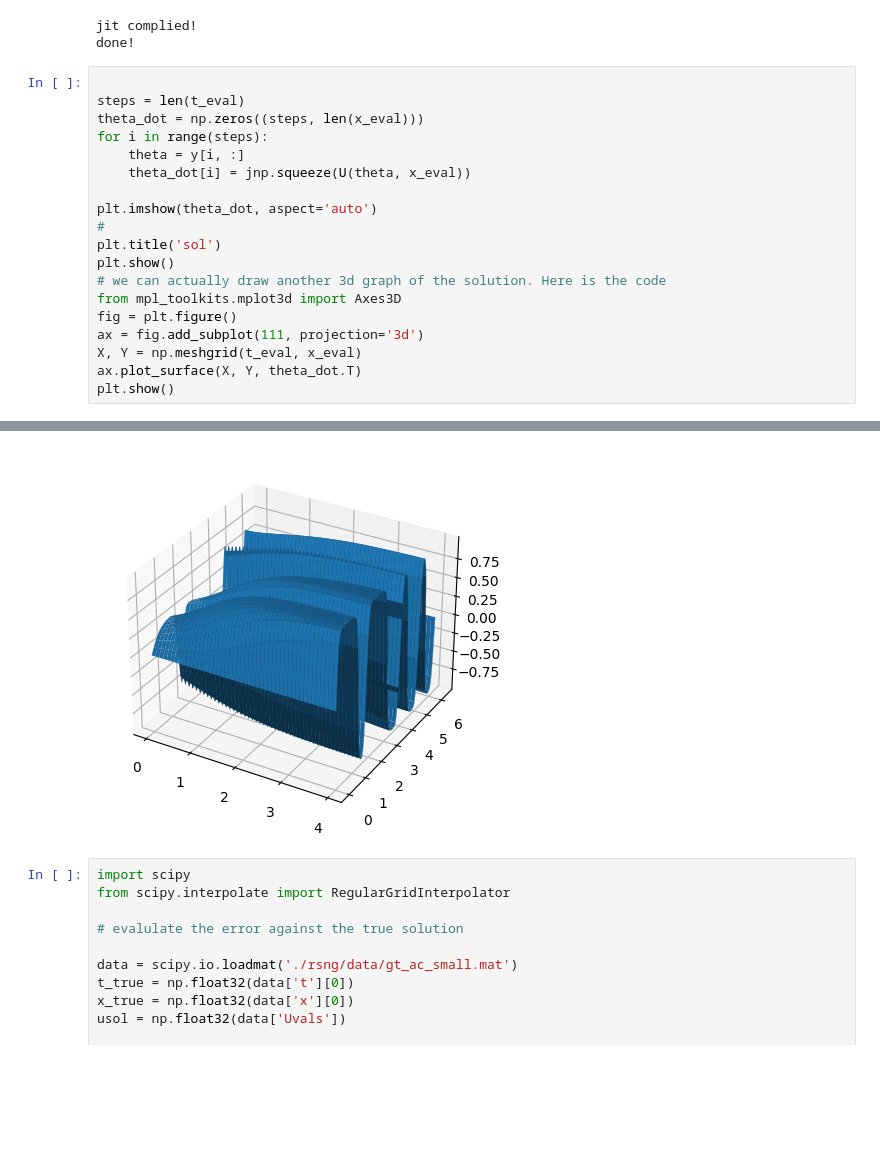
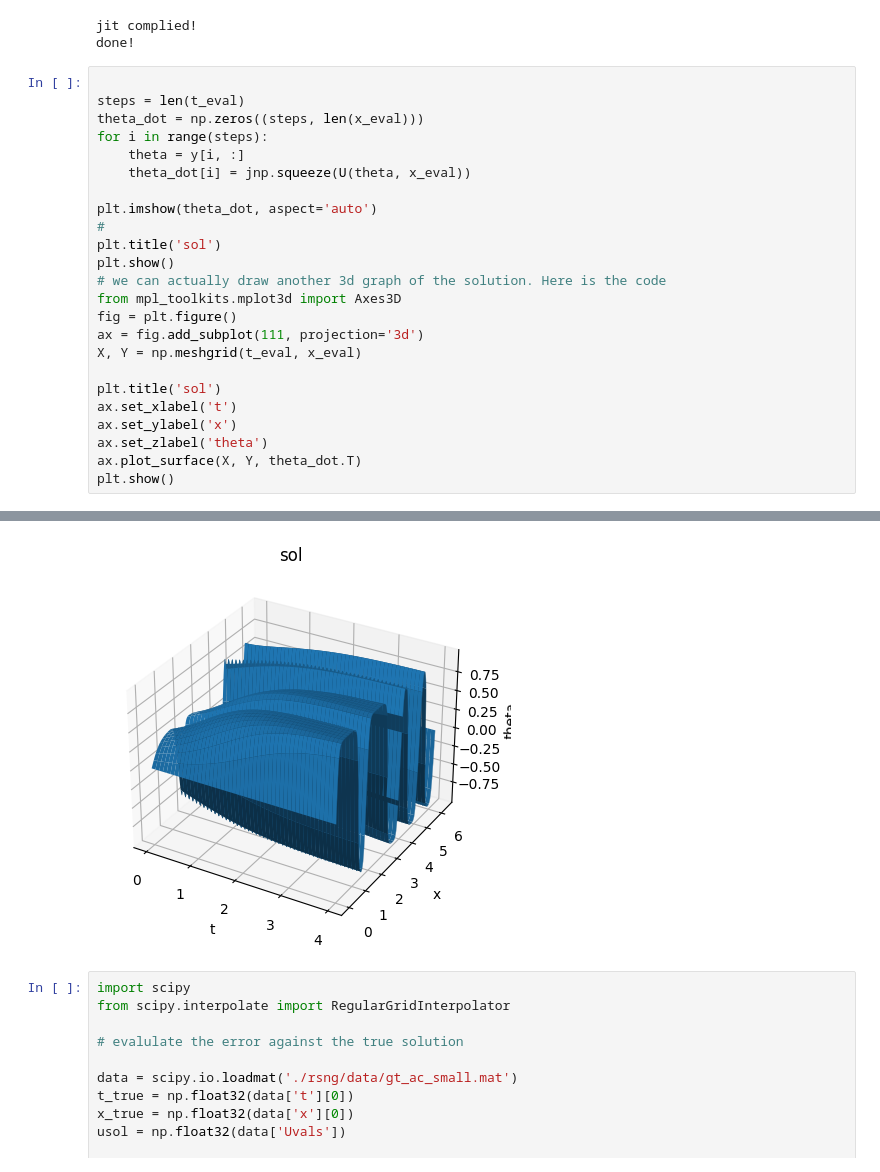
Before and after one commit to l1yz/PDE, a Jupyter notebook: RSNG-main/allen_cahn.ipynb, the cells around one changed output, grey strips where cells are left out. Saved outputs shown, nothing was run; the diff lists cells and outputs as text; blank space fills up the shorter version.

```diff
--- a/RSNG-main/allen_cahn.ipynb
+++ b/RSNG-main/allen_cahn.ipynb
@@ -125,25 +132,30 @@ done!
 # %%
 
 steps = len(t_eval)
 theta_dot = np.zeros((steps, len(x_eval)))
 for i in range(steps):
     theta = y[i, :]
     theta_dot[i] = jnp.squeeze(U(theta, x_eval))
 
 plt.imshow(theta_dot, aspect='auto')
 #
 plt.title('sol')
 plt.show()
 # we can actually draw another 3d graph of the solution. Here is the code
 from mpl_toolkits.mplot3d import Axes3D
 fig = plt.figure()
 ax = fig.add_subplot(111, projection='3d')
 X, Y = np.meshgrid(t_eval, x_eval)
+
+plt.title('sol')
+ax.set_xlabel('t')
+ax.set_ylabel('x')
+ax.set_zlabel('theta')
 ax.plot_surface(X, Y, theta_dot.T)
 plt.show()
 # %% [output]
 [figure]
-[figure, old version]
+[figure, new version]
 # %%
 import scipy
 from scipy.interpolate import RegularGridInterpolator
```
Also changed, not shown: parts of 2 cells of this notebook, 9 other files.
